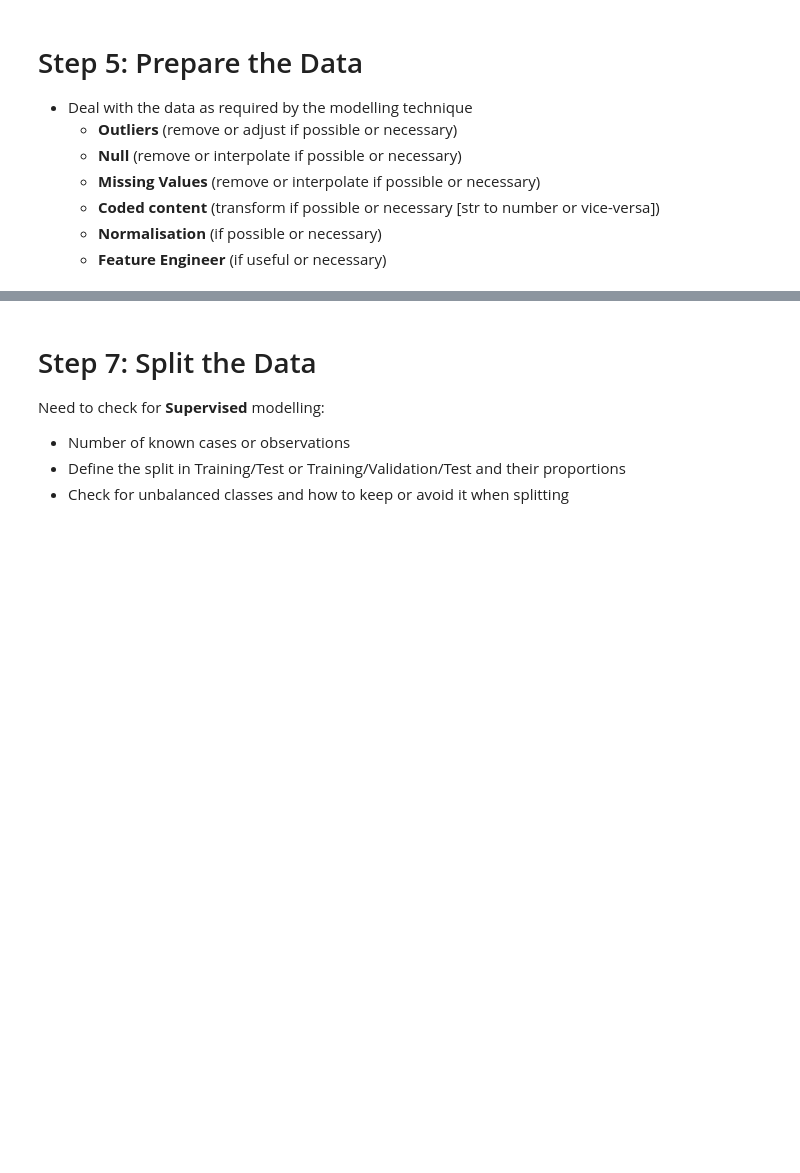
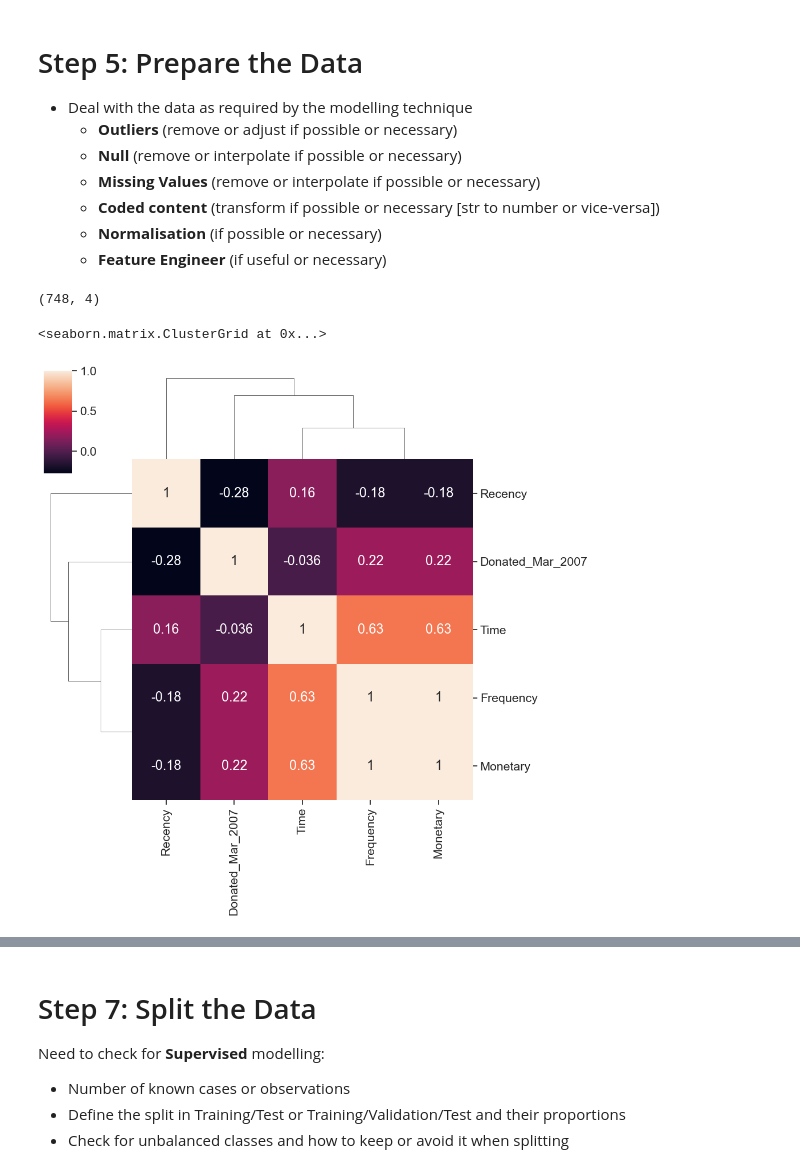
Before and after one commit to VeraLyu2022/iod, a Jupyter notebook: Module 7/Lab 7/IOD_Lab-7_1_1 - Decision Trees.ipynb, the cells around one changed output, grey strips where cells are left out. Drawn from its saved outputs; the diff is of its cells as text; code cells hidden in the pictures; blank space fills up the shorter version.

```diff
--- a/Module 7/Lab 7/IOD_Lab-7_1_1 - Decision Trees.ipynb
+++ b/Module 7/Lab 7/IOD_Lab-7_1_1 - Decision Trees.ipynb
@@ -79,3 +183,12 @@ The [**UCI Machine Learning Repository**](https://archive.ics.uci.edu/ml/dataset
+# %%
+X.shape
+# %% [output]
+(748, 4)
+# %%
+sns.clustermap(df.corr(), annot=True)
+# %% [output]
+<seaborn.matrix.ClusterGrid at 0x...>
+[figure, added]
 # %% [markdown]
 # Step 6: Modelling
 Refer to the Problem and Main Question.
```
Also changed, not shown: parts of 19 cells of this notebook, 2 other files.
